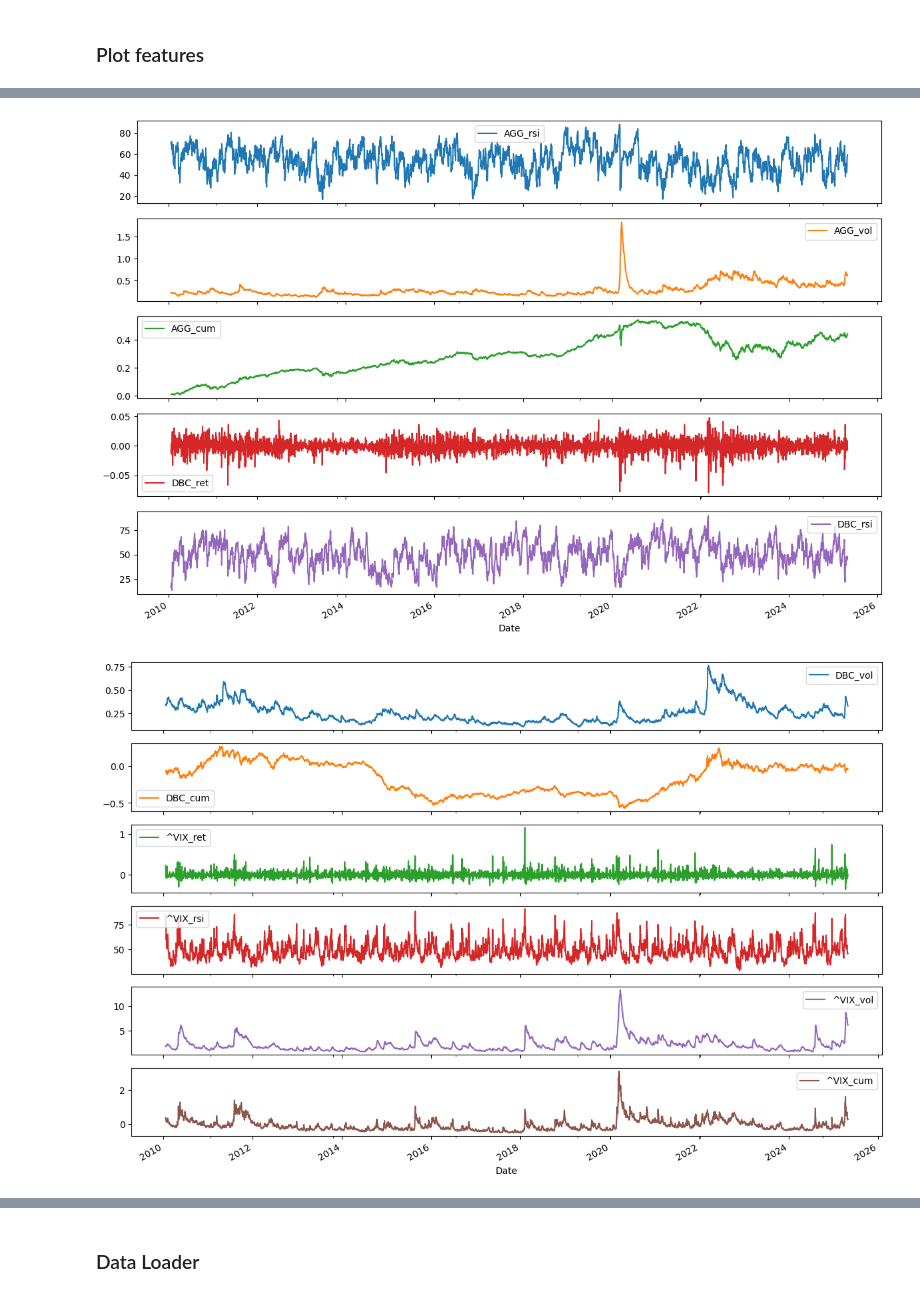
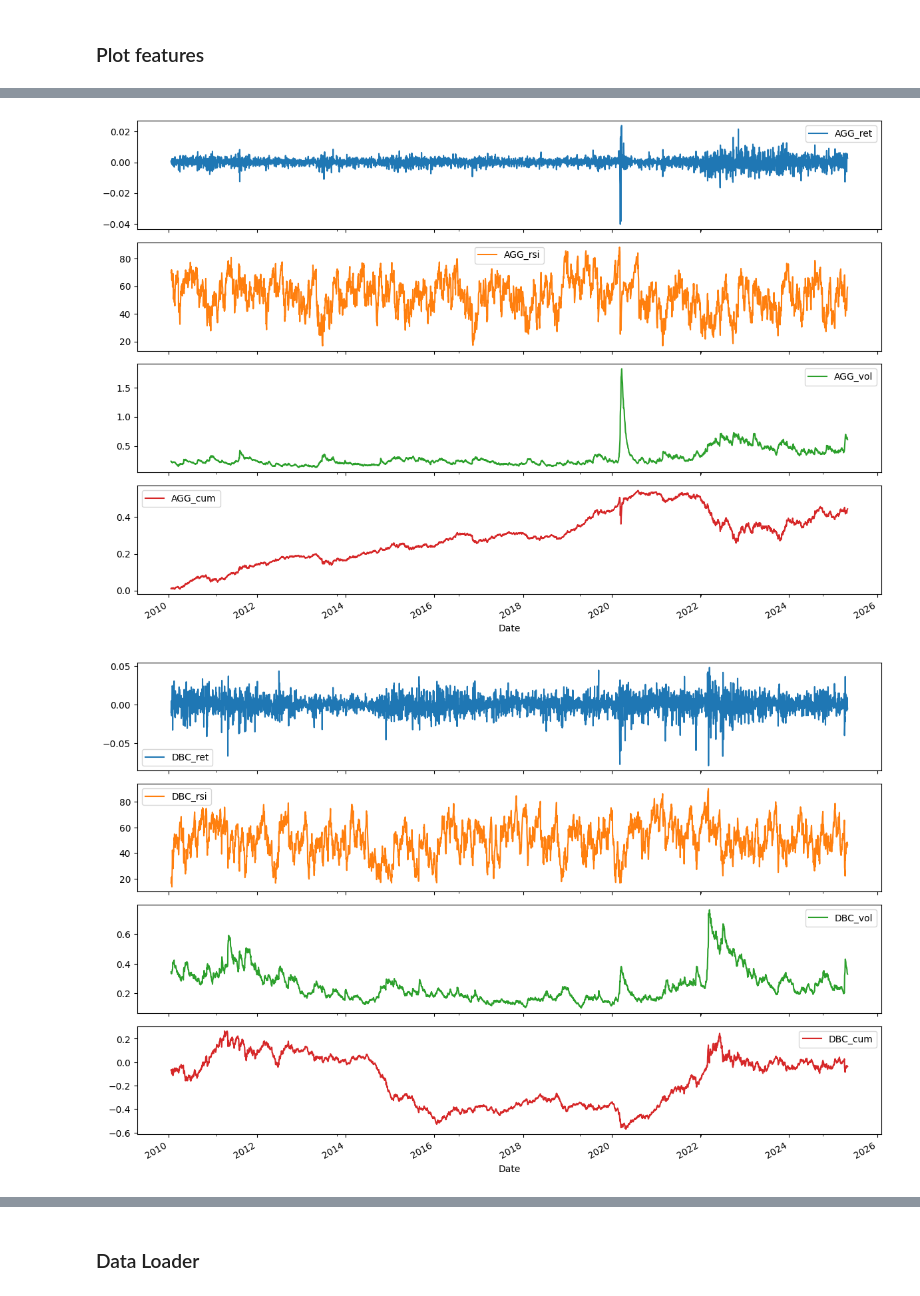
Before and after one commit to jkrue242/PortfolioOptimization, a Jupyter notebook: portfolio_optimization.ipynb, the cells around one changed output, grey strips where cells are left out. Drawn from its saved outputs; the diff is of its cells as text; code cells hidden in the pictures.

```diff
--- a/portfolio_optimization.ipynb
+++ b/portfolio_optimization.ipynb
@@ -115,19 +115,24 @@ data.head()
 # %% [markdown]
 ### Plot features
 # %%
-vti_features = data.iloc[:, :5]
+vti_features = data.iloc[:, :4]
 vti_features.plot(subplots=True, figsize=(12,8))
 plt.tight_layout()
 plt.show()
 
-gld_features = data.iloc[:, 5:10]
-gld_features.plot(subplots=True, figsize=(12,8))
+agg_features = data.iloc[:, 4:8]
+agg_features.plot(subplots=True, figsize=(12,8))
 plt.tight_layout()
 plt.show()
 
 
-qqq_features = data.iloc[:, 10:]
-qqq_features.plot(subplots=True, figsize=(12,8))
+dbc_features = data.iloc[:, 8:12]
+dbc_features.plot(subplots=True, figsize=(12,8))
 plt.tight_layout()
 plt.show()
+
+vix_features = data.iloc[:, 12:]
+vix_features.plot(subplots=True, figsize=(12,8))
+plt.tight_layout()
+plt.show()
 # %% [output]
@@ -135,2 +140,2 @@ plt.show()
-[figure, old version]
+[figure, new version]
-[figure, old version]
+[figure, new version]
```
Also changed, not shown: parts of 12 cells of this notebook.
